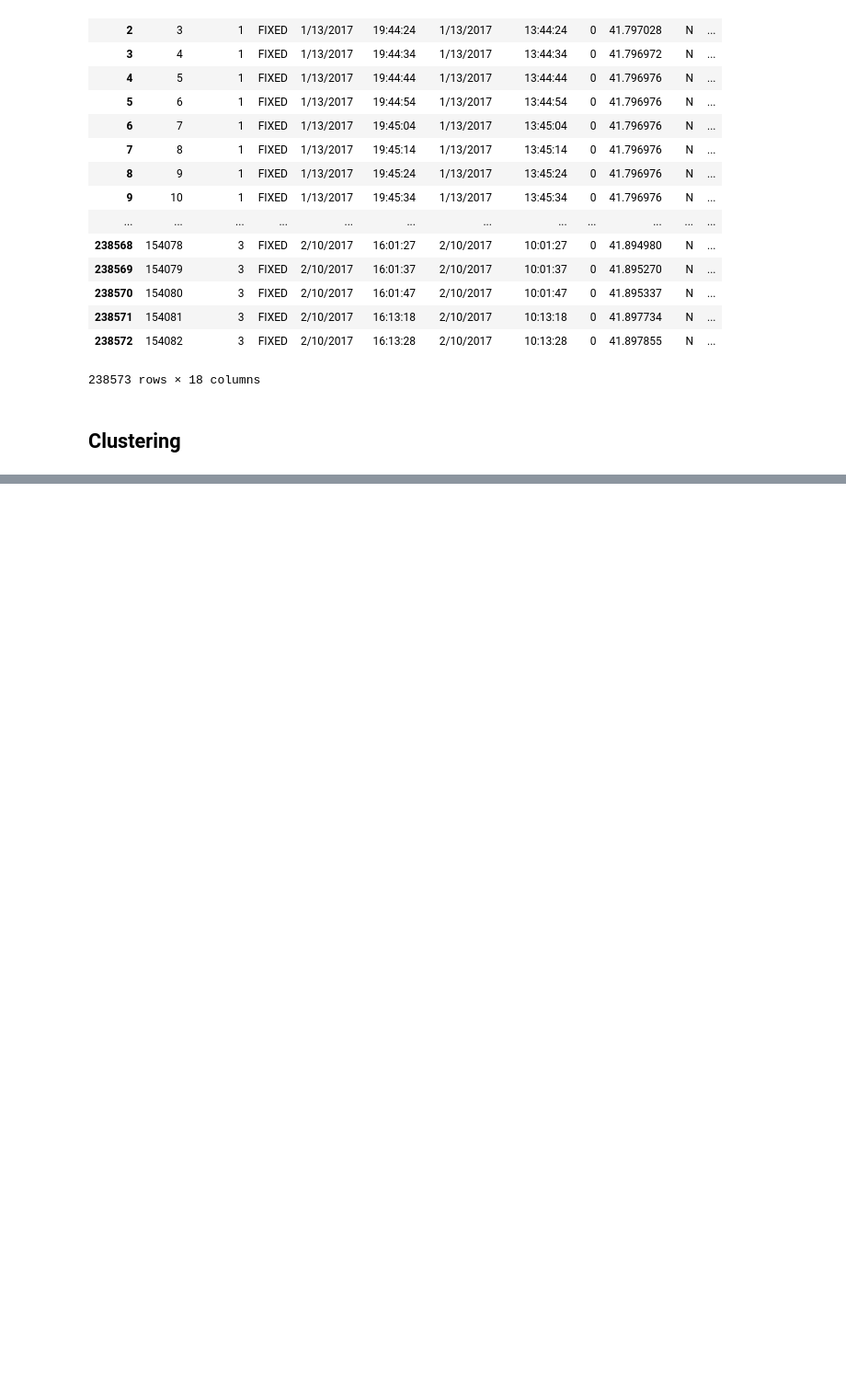
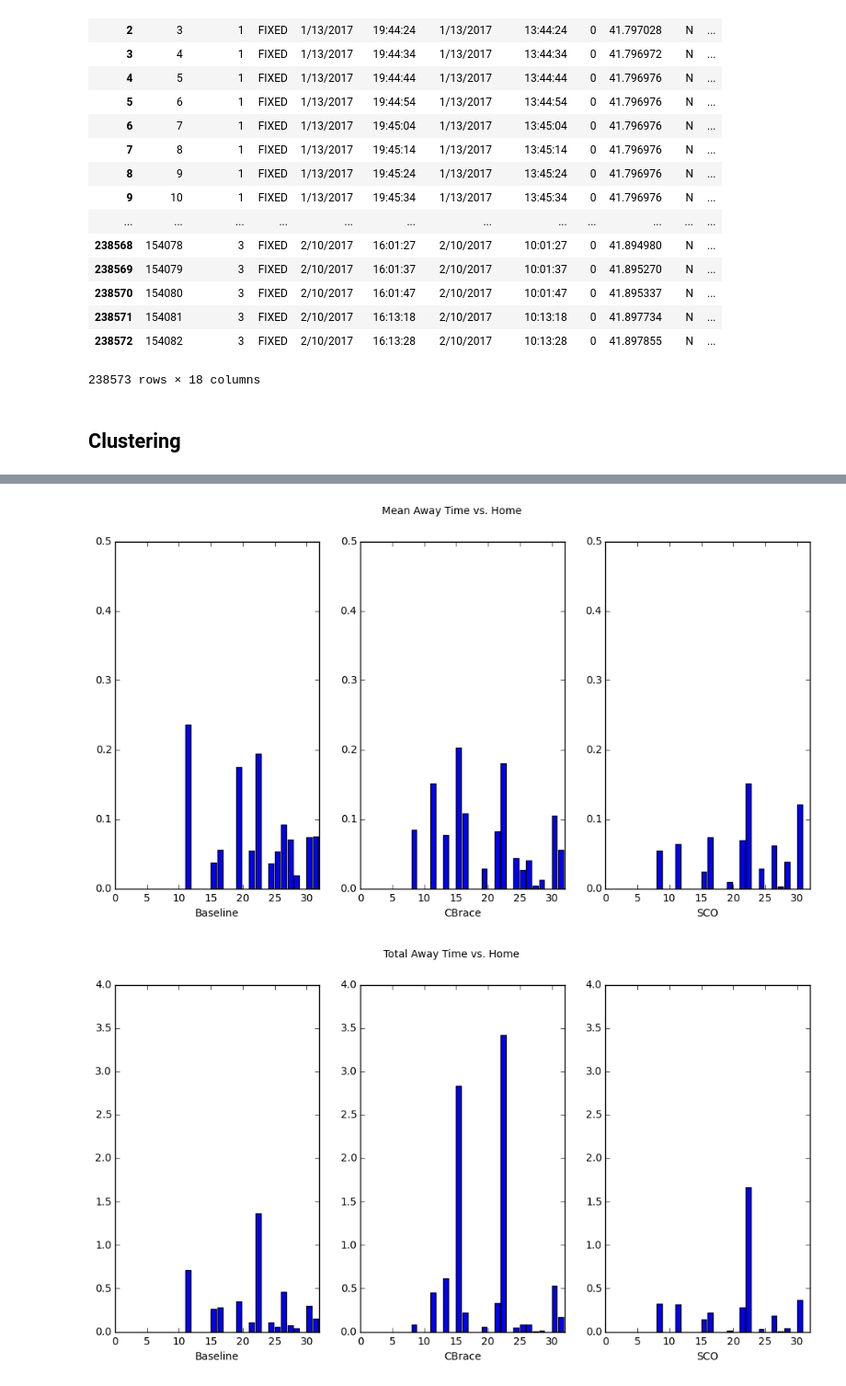
Before and after one commit to Luke3D/CbrAnalysis, a Jupyter notebook: GPS_test.ipynb, the cells around one changed output, grey strips where cells are left out. Shown at 92% size. Saved outputs shown, nothing was run; the diff lists cells and outputs as text; code cells hidden in the pictures; blank space fills up the shorter version.

```diff
--- a/GPS_test.ipynb
+++ b/GPS_test.ipynb
@@ -146,0 +323,24 @@ s1
+# %%
+MeanTime = Results.minor_xs('Time').apply(getTimeAverage)
+RatioTime = Results.minor_xs('Time').apply(getTimeRatio)
+# %%
+fig = plt.figure(figsize=(12,6))
+fig.suptitle('Mean Away Time vs. Home')
+for i, C in enumerate(MeanTime.columns):
+    ax = fig.add_subplot(1,3,i+1)
+    ax.bar(range(1,32),np.asarray(MeanTime[C]))
+    ax.set_xlim(left = 0, right = 32)
+    ax.set_ylim(0,.5)
+    ax.set_xlabel(C)
+
+fig = plt.figure(figsize=(12,6))
+fig.suptitle('Total Away Time vs. Home')
+for i, C in enumerate(RatioTime.columns):
+    ax = fig.add_subplot(1,3,i+1)
+    ax.bar(range(1,32),np.asarray(RatioTime[C]))
+    ax.set_xlim(left = 0, right = 32)
+    ax.set_ylim(0,4)
+    ax.set_xlabel(C)
+# %% [output]
+[figure, added]
+[figure, added]
```
Also changed, not shown: parts of 36 cells of this notebook.
